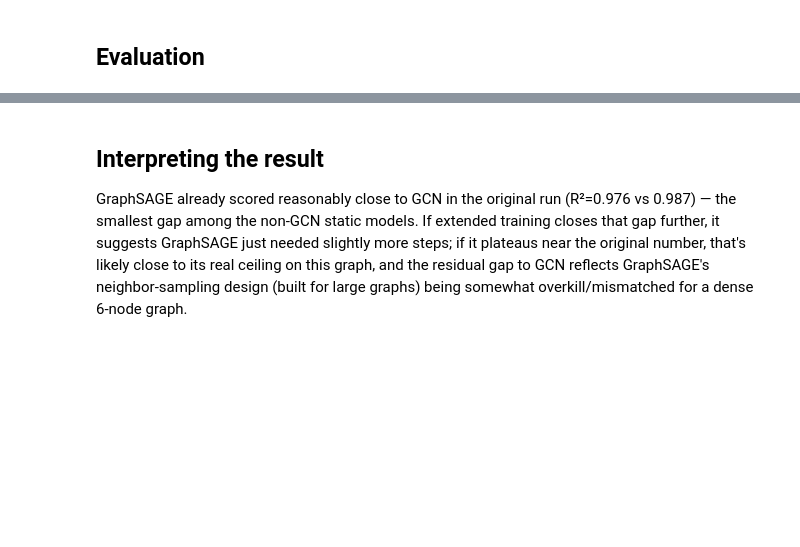
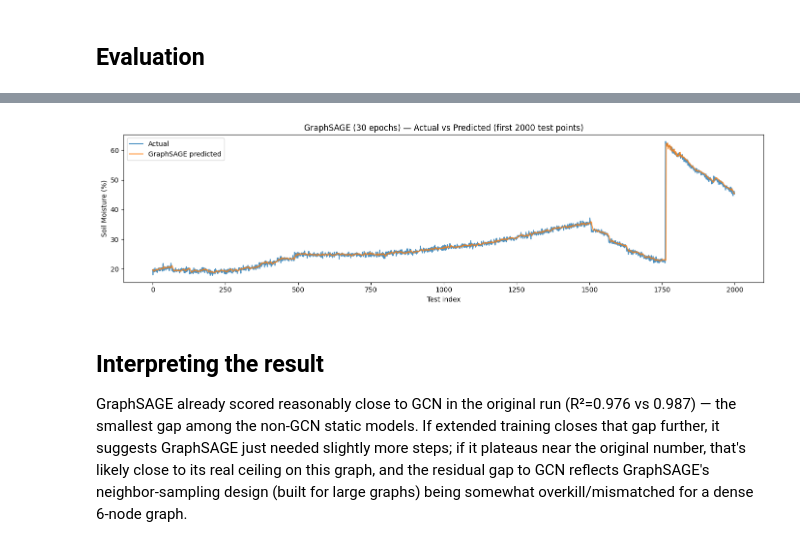
Before and after one commit to JobayerFaisal/Machine_Learning_and_AI, a Jupyter notebook: Soil_Moisture/graphsage_Soil_Moisture.ipynb, the cells around one changed output, grey strips where cells are left out. Cells and saved outputs as stored; diff of their text form; code cells hidden in the pictures; blank space fills up the shorter version.

Commit message:
Kaggle Notebook | GraphSAGE_Soil_Moisture | Version 2

```diff
--- a/Soil_Moisture/graphsage_Soil_Moisture.ipynb
+++ b/Soil_Moisture/graphsage_Soil_Moisture.ipynb
@@ -217,6 +217,18 @@ GraphSAGE (30 epochs) — RMSE: 1.1421  MAE: 0.5881  R2: 0.9881
 For reference:
   Original run (5 epochs):  RMSE=1.6267  R2=0.9759
   GCN benchmark:            RMSE=1.1938  R2=0.9870
+# %%
+plt.figure(figsize=(14, 4))
+plt.plot(y_true_g[:2000], label="Actual", alpha=0.8)
+plt.plot(pred[:2000], label="GraphSAGE predicted", alpha=0.8)
+plt.title(f"GraphSAGE ({N_EPOCHS} epochs) — Actual vs Predicted (first 2000 test points)")
+plt.xlabel("Test index")
+plt.ylabel("Soil Moisture (%)")
+plt.legend()
+plt.tight_layout()
+plt.show()
+# %% [output]
+[figure, added]
 # %% [markdown]
 ## Interpreting the result
 
```
Also changed, not shown: parts of 4 cells of this notebook.
